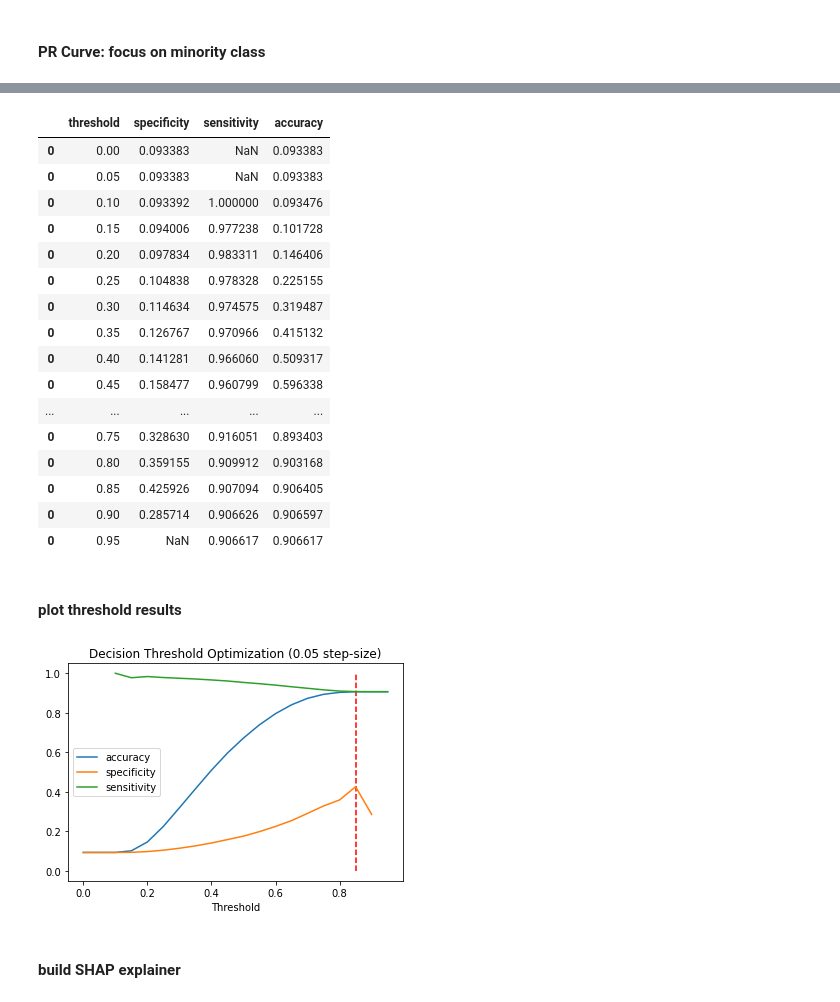
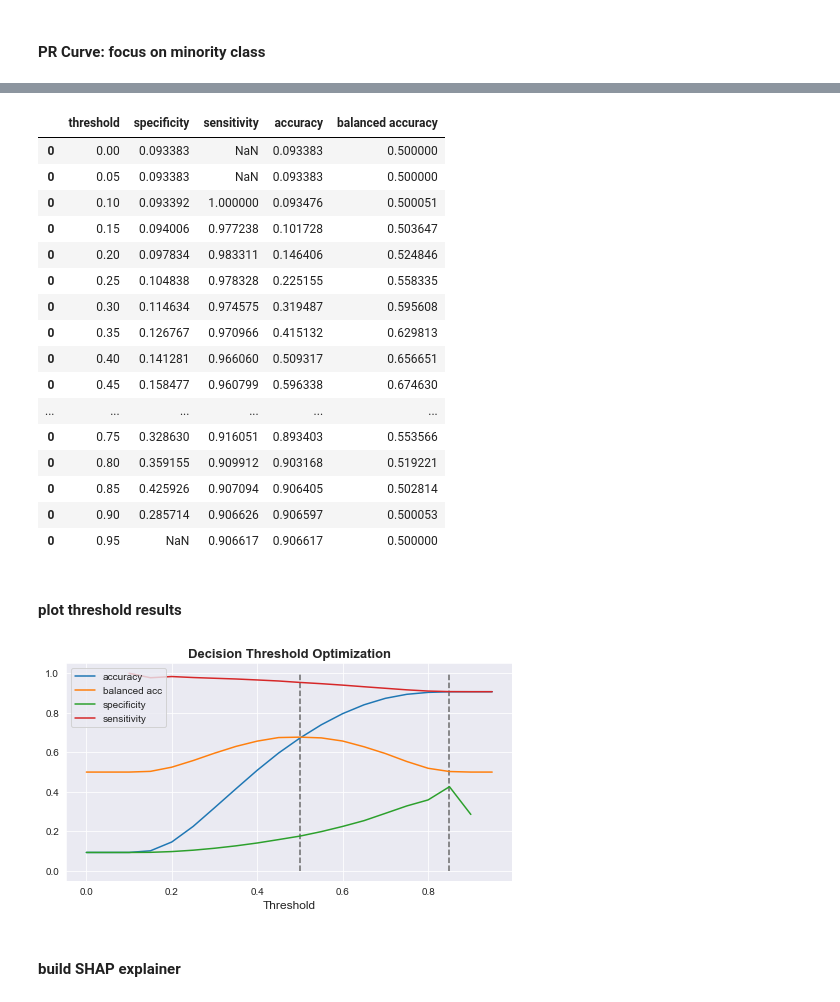
Before and after one commit to analiseb/UB-Masters-Thesis, a Jupyter notebook: MODEL_predictions.ipynb, the cells around one changed output, grey strips where cells are left out. Cells and saved outputs as stored; diff of their text form; code cells hidden in the pictures.

Commit message:
update bias eval charts

```diff
--- a/MODEL_predictions.ipynb
+++ b/MODEL_predictions.ipynb
@@ -89,11 +89,12 @@ def confusion_eval(model, X_test, y_test, threshold=0.5):
     sensitivity = conf_mat[0, 0]/(conf_mat[0, 0] + conf_mat[1, 0])
     specificity = conf_mat[1, 1]/(conf_mat[1, 1] + conf_mat[0, 1])
     accuracy = (conf_mat[0, 0] + conf_mat[1, 1])/total
-
+    bal_accuracy = balanced_accuracy_score(y_test, y_predicted)
     print('specificity : ', specificity)
     print('sensitivity : ', sensitivity)
     print('accuracy : ', accuracy)
-    return conf_mat, sensitivity, specificity, accuracy
+    print('balanced accuracy: ', bal_accuracy)
+    return conf_mat, sensitivity, specificity, accuracy, bal_accuracy
 # %% [markdown]
 ### let's figure out the best threshold to minimize false negatives!
 
@@ -119,10 +120,10 @@ plt.show()
 #### PR Curve: focus on minority class
 # %%
 test_thresholds=np.arange(0,1,0.05)
-df_results = pd.DataFrame(columns = ['threshold', 'specificity', 'sensitivity', 'accuracy'])
+df_results = pd.DataFrame(columns = ['threshold', 'specificity', 'sensitivity', 'accuracy', 'balanced accuracy'])
 for threshold in test_thresholds:
-    mat, sens,spec, acc = confusion_eval(model, X_test, y_test, threshold=threshold)
+    mat, sens,spec, acc, bal = confusion_eval(model, X_test, y_test, threshold=threshold)
 
-    df_new = pd.DataFrame({'threshold':threshold, 'specificity':spec, 'sensitivity':sens, 'accuracy':acc}, index=[0])
+    df_new = pd.DataFrame({'threshold':threshold, 'specificity':spec, 'sensitivity':sens, 'accuracy':acc, 'balanced accuracy':bal}, index=[0])
     df_results = pd.concat([df_results,df_new])
 # %% [output]
@@ -161,41 +164,48 @@ invalid value encountered in longlong_scalars
 # %%
 df_results
 # %% [output]
-|  | threshold | specificity | sensitivity | accuracy |
-| 0 | 0.00 | 0.093383 | NaN | 0.093383 |
-| 0 | 0.05 | 0.093383 | NaN | 0.093383 |
-| 0 | 0.10 | 0.093392 | 1.000000 | 0.093476 |
-| 0 | 0.15 | 0.094006 | 0.977238 | 0.101728 |
-| 0 | 0.20 | 0.097834 | 0.983311 | 0.146406 |
-| 0 | 0.25 | 0.104838 | 0.978328 | 0.225155 |
-| 0 | 0.30 | 0.114634 | 0.974575 | 0.319487 |
-| 0 | 0.35 | 0.126767 | 0.970966 | 0.415132 |
-| 0 | 0.40 | 0.141281 | 0.966060 | 0.509317 |
-| 0 | 0.45 | 0.158477 | 0.960799 | 0.596338 |
-| ... | ... | ... | ... | ... |
-| 0 | 0.75 | 0.328630 | 0.916051 | 0.893403 |
-| 0 | 0.80 | 0.359155 | 0.909912 | 0.903168 |
-| 0 | 0.85 | 0.425926 | 0.907094 | 0.906405 |
-| 0 | 0.90 | 0.285714 | 0.906626 | 0.906597 |
-| 0 | 0.95 | NaN | 0.906617 | 0.906617 |
+|  | threshold | specificity | sensitivity | accuracy | balanced accuracy |
+| 0 | 0.00 | 0.093383 | NaN | 0.093383 | 0.500000 |
+| 0 | 0.05 | 0.093383 | NaN | 0.093383 | 0.500000 |
+| 0 | 0.10 | 0.093392 | 1.000000 | 0.093476 | 0.500051 |
+| 0 | 0.15 | 0.094006 | 0.977238 | 0.101728 | 0.503647 |
+| 0 | 0.20 | 0.097834 | 0.983311 | 0.146406 | 0.524846 |
+| 0 | 0.25 | 0.104838 | 0.978328 | 0.225155 | 0.558335 |
+| 0 | 0.30 | 0.114634 | 0.974575 | 0.319487 | 0.595608 |
+| 0 | 0.35 | 0.126767 | 0.970966 | 0.415132 | 0.629813 |
+| 0 | 0.40 | 0.141281 | 0.966060 | 0.509317 | 0.656651 |
+| 0 | 0.45 | 0.158477 | 0.960799 | 0.596338 | 0.674630 |
+| ... | ... | ... | ... | ... | ... |
+| 0 | 0.75 | 0.328630 | 0.916051 | 0.893403 | 0.553566 |
+| 0 | 0.80 | 0.359155 | 0.909912 | 0.903168 | 0.519221 |
+| 0 | 0.85 | 0.425926 | 0.907094 | 0.906405 | 0.502814 |
+| 0 | 0.90 | 0.285714 | 0.906626 | 0.906597 | 0.500053 |
+| 0 | 0.95 | NaN | 0.906617 | 0.906617 | 0.500000 |
 # %% [markdown]
 #### plot threshold results
 # %%
+sns.set_style("darkgrid")
+
 # plot lines
+plt.figure(figsize=(8,4))
 plt.plot(df_results['threshold'], df_results['accuracy'], label = "accuracy")
+plt.plot(df_results['threshold'], df_results['balanced accuracy'], label = "balanced acc")
 plt.plot(df_results['threshold'], df_results['specificity'], label = "specificity")
 plt.plot(df_results['threshold'], df_results['sensitivity'], label = "sensitivity")
 # single line
+plt.vlines(x = 0.5, ymin = 0, ymax = 1.0,
+           colors = 'dimgray',
+           linestyle='--')
 plt.vlines(x = 0.85, ymin = 0, ymax = 1.0,
-           colors = 'red',
+           colors = 'dimgray',
            linestyle='--')
-plt.legend(loc='center left')
-plt.title('Decision Threshold Optimization (0.05 step-size)')
-plt.xlabel('Threshold')
-plt.savefig('charts/models/MLP/mlp_threshold.png', bbox_inches='tight')
+plt.legend(loc='upper left')
+plt.title('Decision Threshold Optimization', fontsize=13, fontweight='bold')
+plt.xlabel('Threshold', fontsize=12)
+plt.savefig('charts/models/MLP/mlp_threshold_balanced.png', bbox_inches='tight')
 plt.show()
 # %% [output]
-[figure, old version]
+[figure, new version]
 # %% [markdown]
 #### build SHAP explainer
 # %%
```
Also changed, not shown: parts of 3 cells of this notebook, 23 other files.
